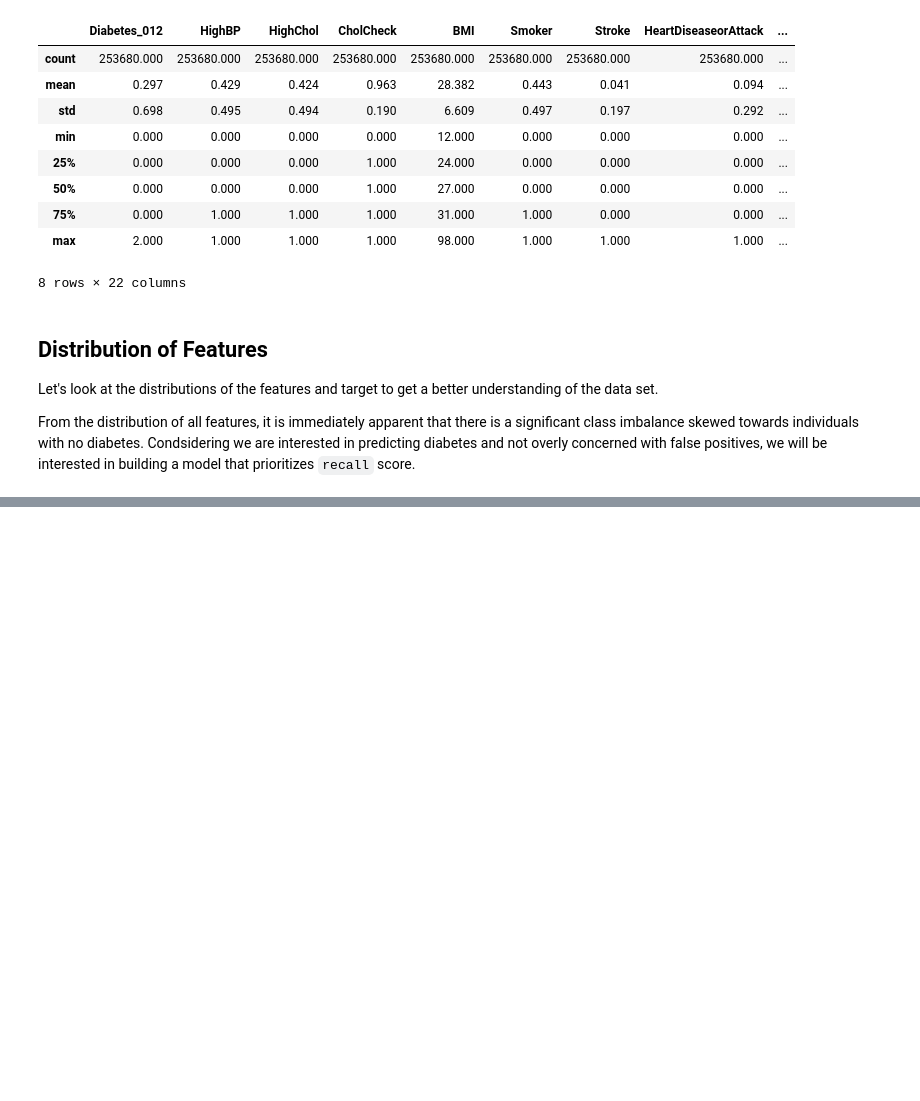
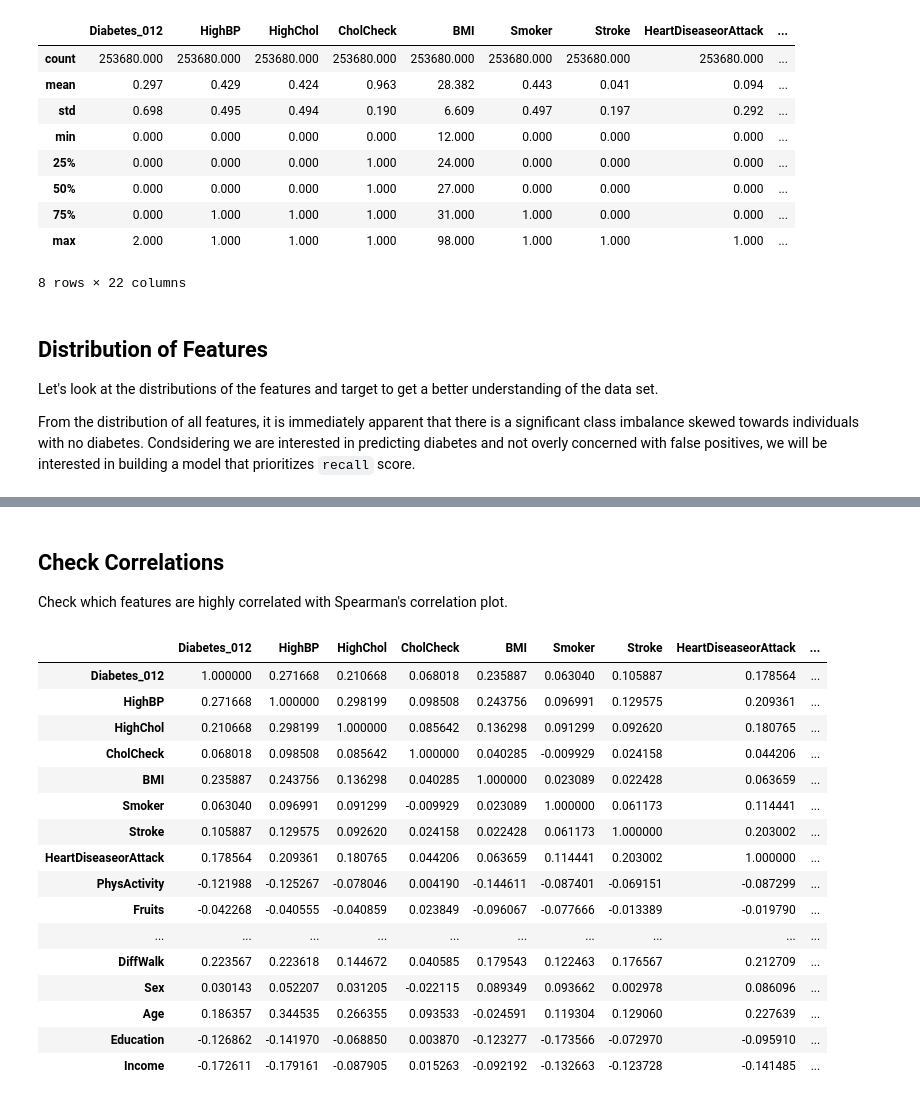
Before and after one commit to UBC-MDS/project-report, a Jupyter notebook: src/diabetes_eda.ipynb, the cells around one changed output, grey strips where cells are left out. Drawn from its saved outputs; the diff is of its cells as text; code cells hidden in the pictures; blank space fills up the shorter version.

Commit message:
update diabetes eda

```diff
--- a/src/diabetes_eda.ipynb
+++ b/src/diabetes_eda.ipynb
@@ -51,7 +52,7 @@ DataTransformerRegistry.enable('data_server')
 - The cleaned data does not include `NaN` values and is predominantly binary.
 # %%
 # Sample clean data set with relevant features
-df = pd.read_csv('data/clean/LLCP2015_cleaned.csv')
+df = pd.read_csv('../data/clean/LLCP2015_cleaned.csv')
 df.head()
 # %% [output]
 |  | Diabetes_012 | HighBP | HighChol | CholCheck | BMI | Smoker | Stroke | HeartDiseaseorAttack | ... |
@@ -137,0 +143,25 @@ df_plot
+# %% [markdown]
+## Check Correlations
+Check which features are highly correlated with Spearman's correlation plot.
+# %%
+# Correlation matrix
+corr_plot = df.corr('spearman').style.background_gradient()
+corr_plot
+# %% [output]
+|  | Diabetes_012 | HighBP | HighChol | CholCheck | BMI | Smoker | Stroke | HeartDiseaseorAttack | ... |
+| Diabetes_012 | 1.000000 | 0.271668 | 0.210668 | 0.068018 | 0.235887 | 0.063040 | 0.105887 | 0.178564 | ... |
+| HighBP | 0.271668 | 1.000000 | 0.298199 | 0.098508 | 0.243756 | 0.096991 | 0.129575 | 0.209361 | ... |
+| HighChol | 0.210668 | 0.298199 | 1.000000 | 0.085642 | 0.136298 | 0.091299 | 0.092620 | 0.180765 | ... |
+| CholCheck | 0.068018 | 0.098508 | 0.085642 | 1.000000 | 0.040285 | -0.009929 | 0.024158 | 0.044206 | ... |
+| BMI | 0.235887 | 0.243756 | 0.136298 | 0.040285 | 1.000000 | 0.023089 | 0.022428 | 0.063659 | ... |
+| Smoker | 0.063040 | 0.096991 | 0.091299 | -0.009929 | 0.023089 | 1.000000 | 0.061173 | 0.114441 | ... |
+| Stroke | 0.105887 | 0.129575 | 0.092620 | 0.024158 | 0.022428 | 0.061173 | 1.000000 | 0.203002 | ... |
+| HeartDiseaseorAttack | 0.178564 | 0.209361 | 0.180765 | 0.044206 | 0.063659 | 0.114441 | 0.203002 | 1.000000 | ... |
+| PhysActivity | -0.121988 | -0.125267 | -0.078046 | 0.004190 | -0.144611 | -0.087401 | -0.069151 | -0.087299 | ... |
+| Fruits | -0.042268 | -0.040555 | -0.040859 | 0.023849 | -0.096067 | -0.077666 | -0.013389 | -0.019790 | ... |
+| ... | ... | ... | ... | ... | ... | ... | ... | ... | ... |
+| DiffWalk | 0.223567 | 0.223618 | 0.144672 | 0.040585 | 0.179543 | 0.122463 | 0.176567 | 0.212709 | ... |
+| Sex | 0.030143 | 0.052207 | 0.031205 | -0.022115 | 0.089349 | 0.093662 | 0.002978 | 0.086096 | ... |
+| Age | 0.186357 | 0.344535 | 0.266355 | 0.093533 | -0.024591 | 0.119304 | 0.129060 | 0.227639 | ... |
+| Education | -0.126862 | -0.141970 | -0.068850 | 0.003870 | -0.123277 | -0.173566 | -0.072970 | -0.095910 | ... |
+| Income | -0.172611 | -0.179161 | -0.087905 | 0.015263 | -0.092192 | -0.132663 | -0.123728 | -0.141485 | ... |
```
Also changed, not shown: parts of 2 cells of this notebook.
